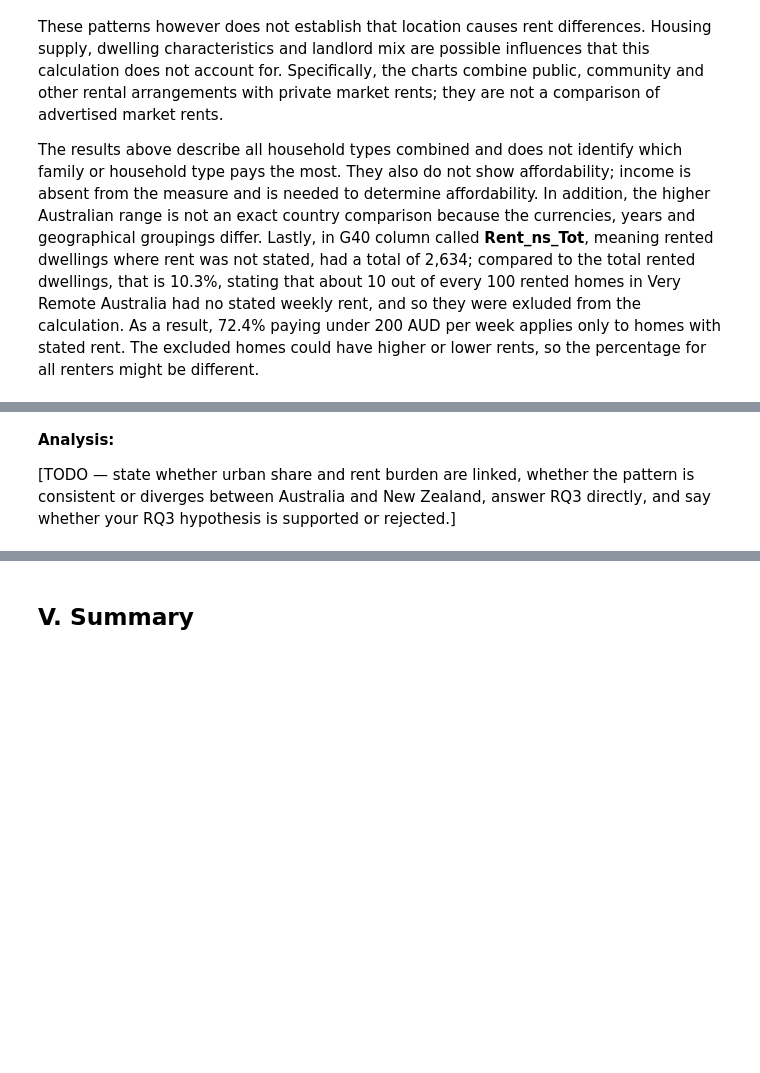
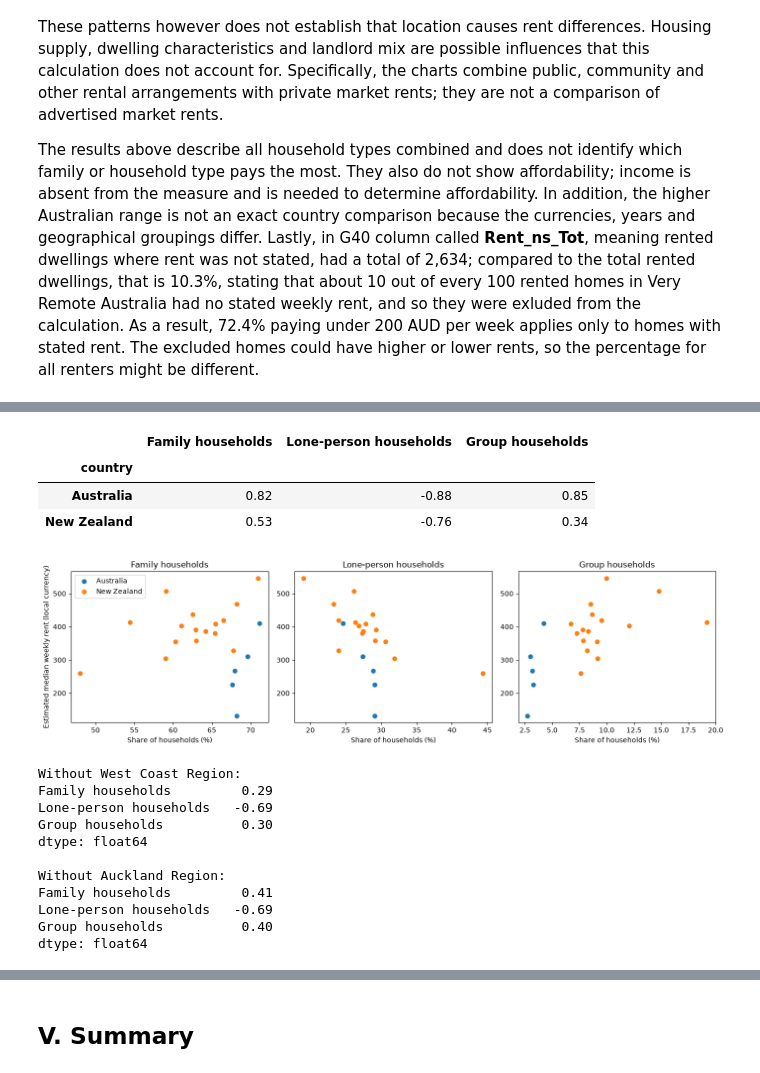
Before and after one commit to Xeropyt/household_census, a Jupyter notebook: CITS2402-Project-25106808-24201847-24243009.ipynb, the cells around one changed output, grey strips where cells are left out. Saved outputs shown, nothing was run; the diff lists cells and outputs as text; code cells hidden in the pictures; blank space fills up the shorter version.

```diff
--- a/CITS2402-Project-25106808-24201847-24243009.ipynb
+++ b/CITS2402-Project-25106808-24201847-24243009.ipynb
@@ -451,11 +583,11 @@ rq2_data = rent.copy()
 
 # Create new column for rent below $200. Keep the count if the rent band is below $200 using where(), otherwise change the count to 0 so it is not included. Zero does not mean missing rent values, it means the rent is above $200.
 rq2_data["under_200_count"] = rq2_data["count"].where(
-    rq2_data["band_high"] < RENT_THRESHOLD, 0
+    rq2_data["band_high"] <= RENT_THRESHOLD, 0
 )
 
 # Group data by country's area using groupby(), and sum() adds total household count and households paying under $200.
-rq2_shares = rq2_data.groupby(["country", "area"])[["count", "under_200_count"]].sum()
+rq2_shares = rq2_data.groupby(["country", "area"], as_index=False)[["count", "under_200_count"]].sum()
 rq2_shares["percentage"] = 100 * rq2_shares["under_200_count"] / rq2_shares["count"]
 
 # idxmin() and idxmax() identifies the rows containing lowest and highest percentages.
@@ -723,4 +661,35 @@ New Zealand gap range: $100 - $200
-# %% [markdown]
-**Analysis:**
-
-[TODO — state whether urban share and rent burden are linked, whether the pattern is consistent or diverges between Australia and New Zealand, answer RQ3 directly, and say whether your RQ3 hypothesis is supported or rejected.]
+# %%
+# Household-type shares by area (built in 3.4.3 and 3.4.4), so RQ3 runs without RQ1
+rq3_shares = pd.concat({"Australia": au_household_percentages[HOUSEHOLD_TYPES],
+                        "New Zealand": nz_household_percentages[HOUSEHOLD_TYPES]},
+                       names=["country", "area"])
+
+# Estimated median rent for each area (classified rent only), joined to the shares
+area_rent = median_table(rent, ["country", "area"]).set_index(["country", "area"])
+rq3 = rq3_shares.join(area_rent["median_rent"])
+assert rq3["median_rent"].notna().all(), "An area's median falls in the open top band."
+display(rq3.round(1))
+
+# Correlation between each household type's share and median rent, within each country
+rq3_corr = rq3.groupby(level="country").apply(
+    lambda d: d[HOUSEHOLD_TYPES].corrwith(d["median_rent"]))
+display(rq3_corr.round(2))
+
+fig, axes = plt.subplots(1, len(HOUSEHOLD_TYPES), figsize=(14, 4))
+for ax, hh_type in zip(axes, HOUSEHOLD_TYPES):
+    for country, d in rq3.groupby(level="country"):
+        ax.scatter(d[hh_type], d["median_rent"], label=country)
+    ax.set_title(hh_type)
+    ax.set_xlabel("Share of households (%)")
+axes[0].set_ylabel("Estimated median weekly rent (local currency)")
+axes[0].legend()
+plt.tight_layout()
+plt.show()
+
+# Stability check: NZ correlations with the most extreme region removed
+nz_rq3 = rq3.loc["New Zealand"]
+for region in ["West Coast Region", "Auckland Region"]:
+    d = nz_rq3.drop(region)
+    print(f"Without {region}:")
+    print(d[HOUSEHOLD_TYPES].corrwith(d["median_rent"]).round(2), "\n")
+# %% [output]
@@ -726,0 +714,16 @@ New Zealand gap range: $100 - $200
+|  | Family households | Lone-person households | Group households |
+| country |  |  |  |
+| Australia | 0.82 | -0.88 | 0.85 |
+| New Zealand | 0.53 | -0.76 | 0.34 |
+[figure, added]
+Without West Coast Region:
+Family households         0.29
+Lone-person households   -0.69
+Group households          0.30
+dtype: float64
+
+Without Auckland Region:
+Family households         0.41
+Lone-person households   -0.69
+Group households          0.40
+dtype: float64
```
Also changed, not shown: parts of 59 cells of this notebook.
